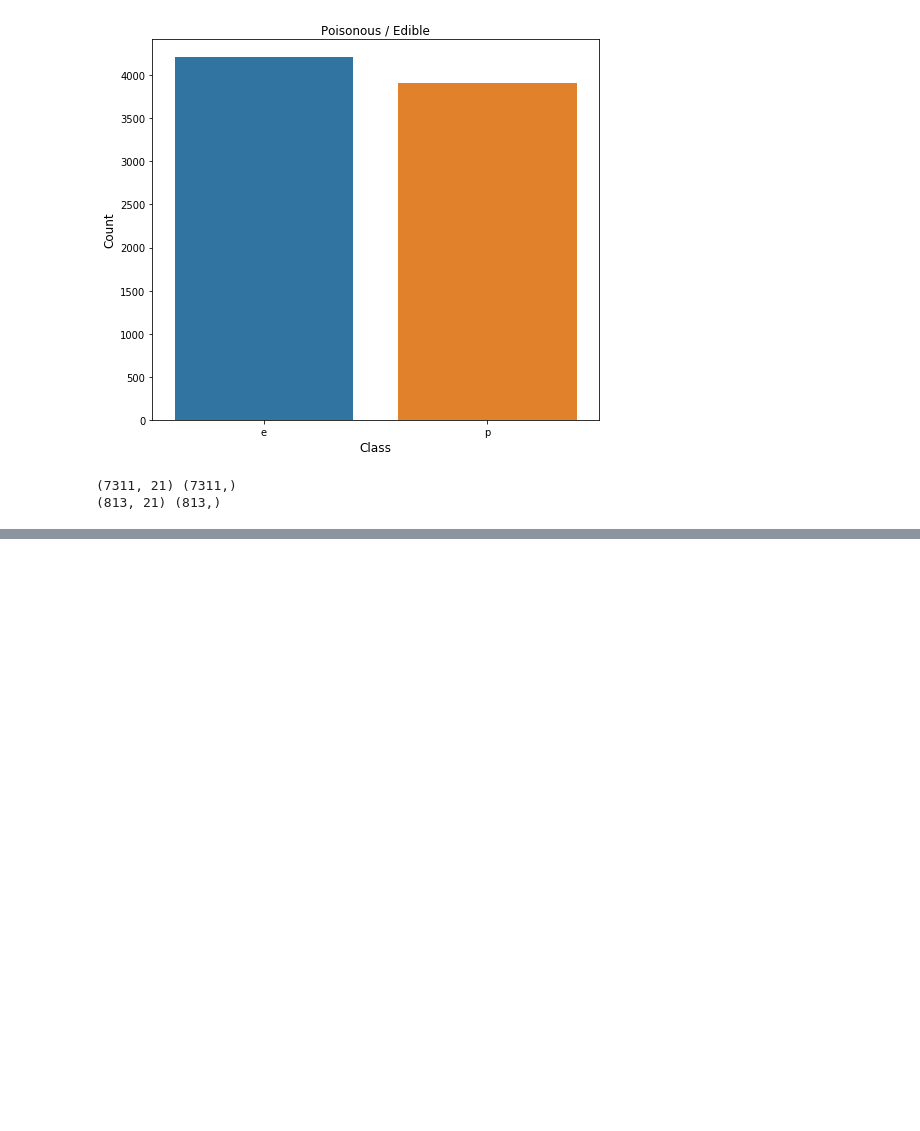
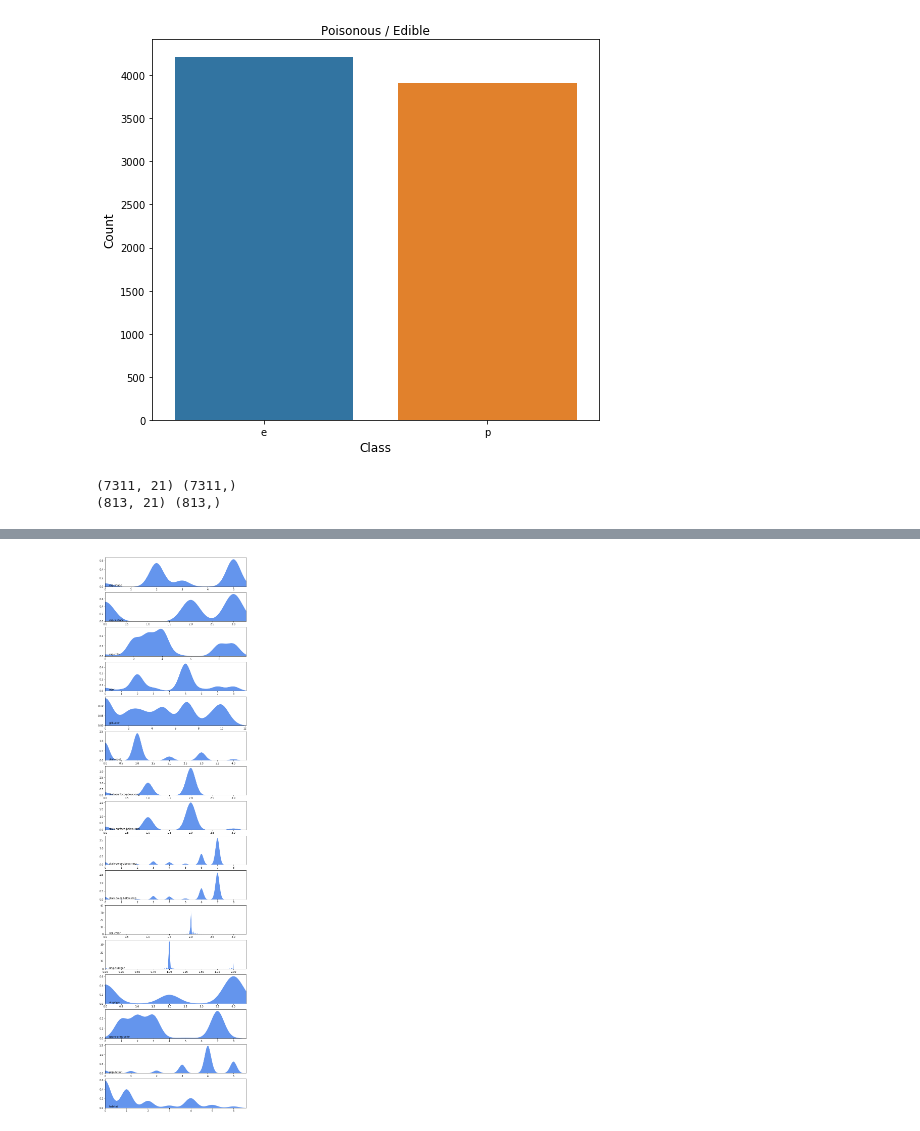
Before and after one commit to skaraoglu/LR-NB-Foundations, a Jupyter notebook: LogisticRegression&GaussianNaiveBayes.ipynb, the cells around one changed output, grey strips where cells are left out. Cells and saved outputs as stored; diff of their text form; code cells hidden in the pictures; blank space fills up the shorter version.

```diff
--- a/LogisticRegression&GaussianNaiveBayes.ipynb
+++ b/LogisticRegression&GaussianNaiveBayes.ipynb
@@ -208,3 +230,18 @@ print(X_test.shape, y_test.shape)
+# %%
+cols = df.columns.values.tolist()
+newcols = []
+for c in cols:
+    if df[c].nunique() > 2:
+        newcols.append(c)
+fig, axes = plt.subplots(nrows=len(newcols), figsize=(10,40), sharex=False, sharey=False)
+for i, ax in enumerate(axes, 1):
+    sns.kdeplot(data=df[newcols[i-1]], shade=True, color="w", facecolor="cornflowerblue", alpha=1,
+                legend=False, ax=ax)
+    _min, _max = df[newcols[i-1]].min(), df[newcols[i-1]].max()
+    ax.text(0.03*_max, 0.01, newcols[i-1])
+    ax.set_xlim(_min - 0.1*_min, _max + 0.1*_max)
+# %% [output]
+[figure, added]
 # %%
 correlations = df.drop(columns=['class']).corr()
 plt.figure(figsize=(8,7))
```
Also changed, not shown: parts of 17 cells of this notebook.
